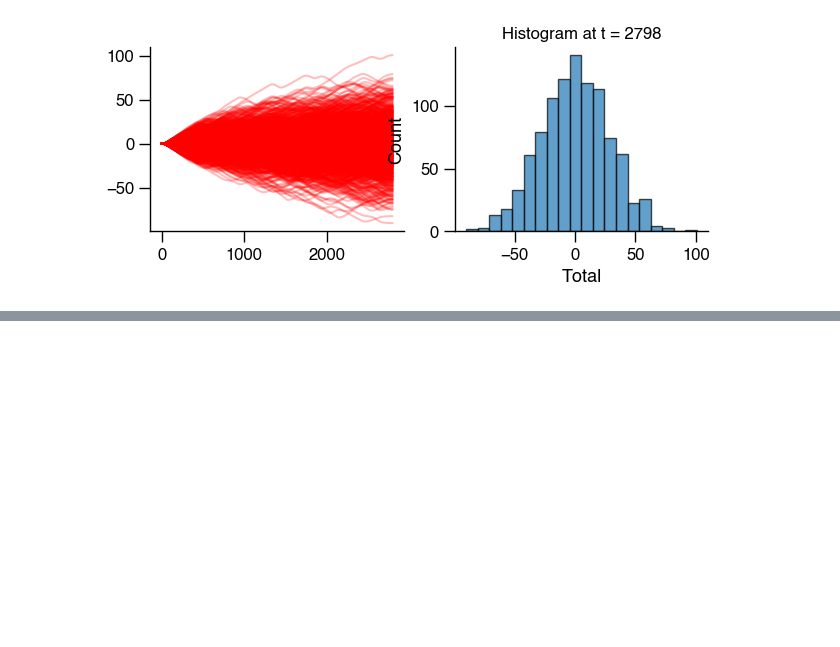
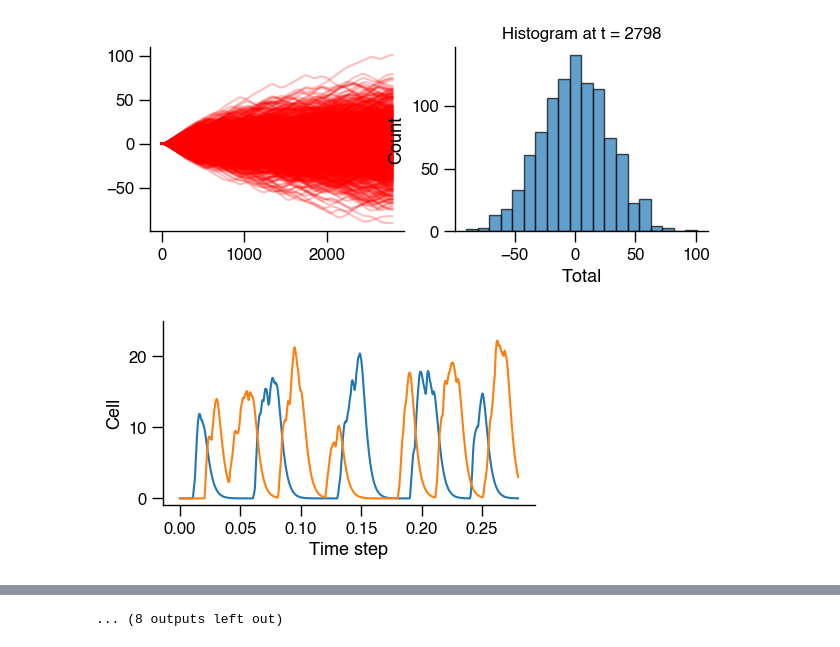
Before and after one commit to davidgbe/automated_plasticity_discovery, a Jupyter notebook: integrator_inputs_graphs.ipynb, the cells around one changed output, grey strips where cells are left out. Saved outputs shown, nothing was run; the diff lists cells and outputs as text; code cells hidden in the pictures; blank space fills up the shorter version.

```diff
--- a/integrator_inputs_graphs.ipynb
+++ b/integrator_inputs_graphs.ipynb
@@ -276,0 +384,25 @@ for index in range(10):
+# %%
+for i in range(10):
+    scale = 0.6
+    fig, axes = plt.subplots(1, 1, figsize=(8 * scale, 4 * scale))
+
+    inputs, targets = gen_input_4(i)
+    axes.plot(np.arange(inputs.shape[0]) * dt, inputs[:, 0])
+    axes.plot(np.arange(inputs.shape[0]) * dt, inputs[:, 10])
+    axes.set_ylim(-1, 25)
+
+    axes.set_xlabel('Time step')
+    axes.set_ylabel('Cell')
+
+    format_plot(axes)
+
+    scale = 0.6
+    fig, axes = plt.subplots(2, 1, figsize=(4 * scale, 4 * scale))
+
+    axes[0].plot(np.arange(len(targets)) * dt, targets)
+
+    axes[1].plot(np.arange(len(targets)) * dt, targets)
+
+    format_plot(axes)
+# %% [output]
+[figure, added]
@@ -276,0 +420 @@ for index in range(10):
+... (8 outputs left out)
```
Also changed, not shown: parts of 9 cells of this notebook, 1 other file.
